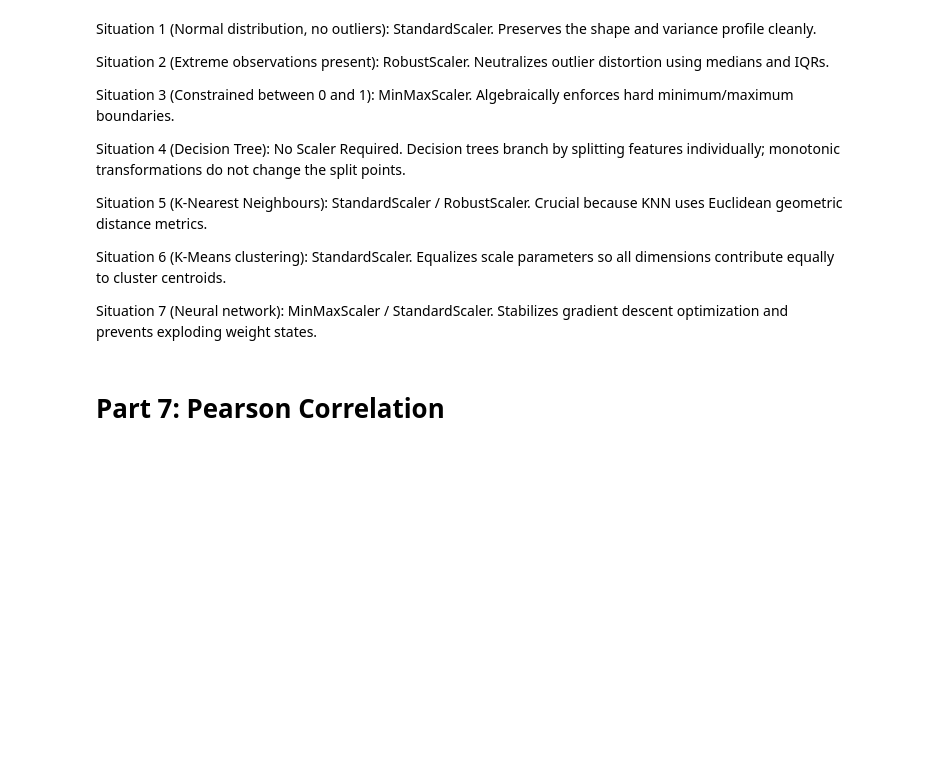
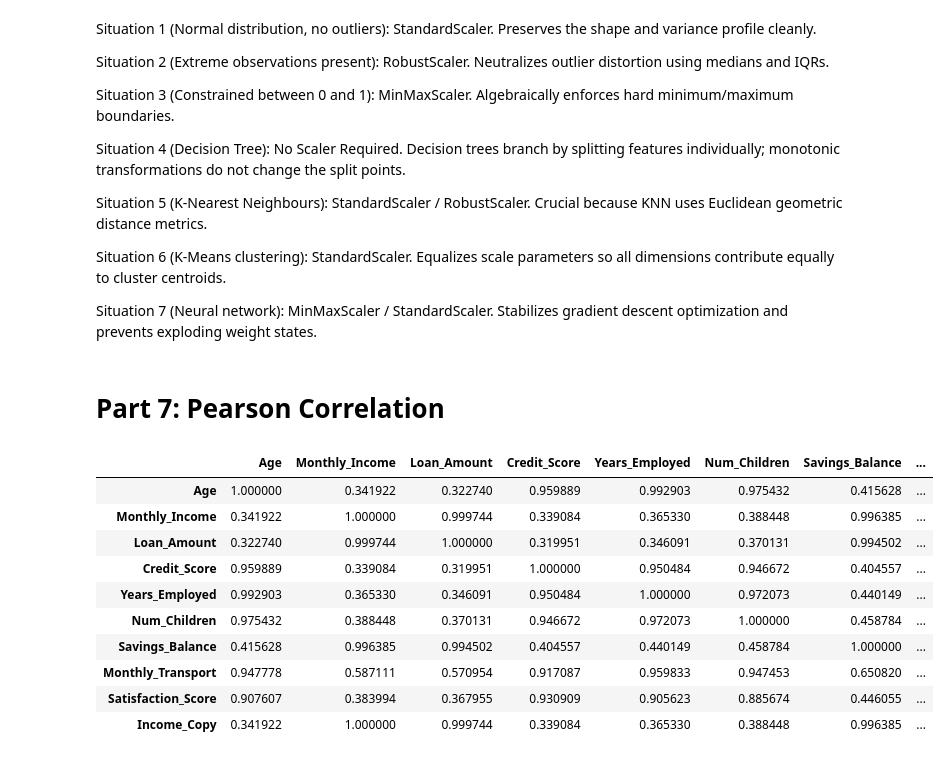
Before and after one commit to GabrielBig-G/SiliconshoreXnucrion, a Jupyter notebook: Siliconshore.ipynb, the cells around one changed output. Drawn from its saved outputs; the diff is of its cells as text; code cells hidden in the pictures; blank space fills up the shorter version.

```diff
--- a/Siliconshore.ipynb
+++ b/Siliconshore.ipynb
@@ -705,3 +707,19 @@ Situation 6 (K-Means clustering): StandardScaler. Equalizes scale parameters so
 Situation 7 (Neural network): MinMaxScaler / StandardScaler. Stabilizes gradient descent optimization and prevents exploding weight states.
 # %% [markdown]
 # Part 7: Pearson Correlation
+# %%
+# Generating Correlation Matrix
+Correlation_Matrix = df.select_dtypes(include=['number']).corr()
+Correlation_Matrix
+# %% [output]
+|  | Age | Monthly_Income | Loan_Amount | Credit_Score | Years_Employed | Num_Children | Savings_Balance | ... |
+| Age | 1.000000 | 0.341922 | 0.322740 | 0.959889 | 0.992903 | 0.975432 | 0.415628 | ... |
+| Monthly_Income | 0.341922 | 1.000000 | 0.999744 | 0.339084 | 0.365330 | 0.388448 | 0.996385 | ... |
+| Loan_Amount | 0.322740 | 0.999744 | 1.000000 | 0.319951 | 0.346091 | 0.370131 | 0.994502 | ... |
+| Credit_Score | 0.959889 | 0.339084 | 0.319951 | 1.000000 | 0.950484 | 0.946672 | 0.404557 | ... |
+| Years_Employed | 0.992903 | 0.365330 | 0.346091 | 0.950484 | 1.000000 | 0.972073 | 0.440149 | ... |
+| Num_Children | 0.975432 | 0.388448 | 0.370131 | 0.946672 | 0.972073 | 1.000000 | 0.458784 | ... |
+| Savings_Balance | 0.415628 | 0.996385 | 0.994502 | 0.404557 | 0.440149 | 0.458784 | 1.000000 | ... |
+| Monthly_Transport | 0.947778 | 0.587111 | 0.570954 | 0.917087 | 0.959833 | 0.947453 | 0.650820 | ... |
+| Satisfaction_Score | 0.907607 | 0.383994 | 0.367955 | 0.930909 | 0.905623 | 0.885674 | 0.446055 | ... |
+| Income_Copy | 0.341922 | 1.000000 | 0.999744 | 0.339084 | 0.365330 | 0.388448 | 0.996385 | ... |
```
Also changed, not shown: parts of 2 cells of this notebook.
